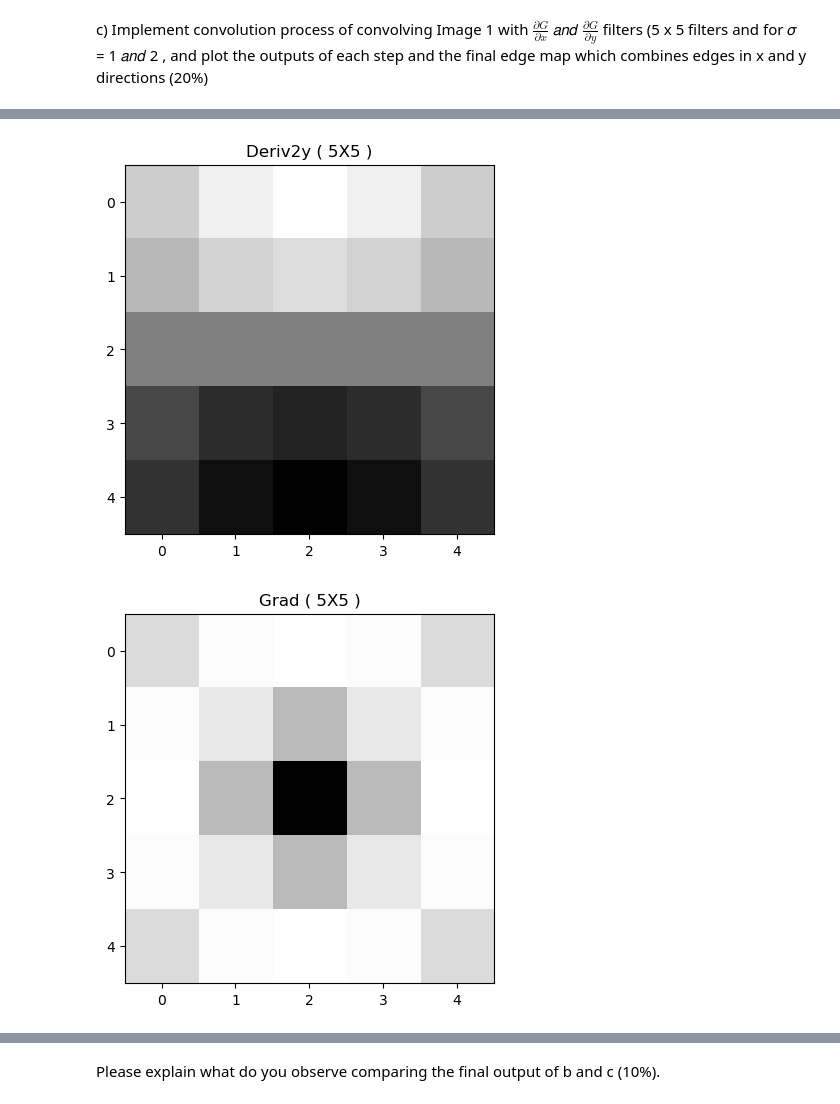
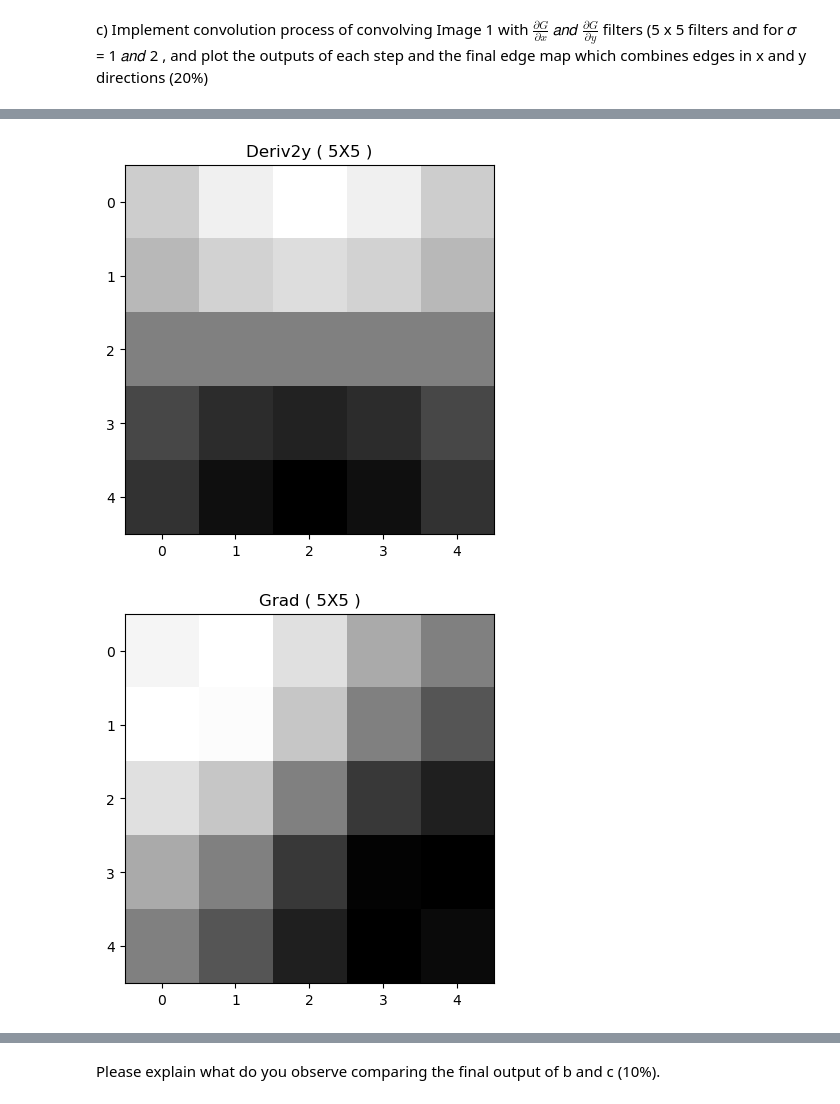
Before and after one commit to aabusha3/Convolution-Edge-and-Corner-Detection_CS4442-3, a Jupyter notebook: assignment3_AbuShawarib_Ahmad.ipynb, the cells around one changed output, grey strips where cells are left out. Drawn from its saved outputs; the diff is of its cells as text; code cells hidden in the pictures.

```diff
--- a/assignment3_AbuShawarib_Ahmad.ipynb
+++ b/assignment3_AbuShawarib_Ahmad.ipynb
@@ -210,30 +211,30 @@ plt.show()
 # %%
 Deriv2x, Deriv2y = derive_kernel(5, 2)
 plt.imshow(Deriv2x, interpolation='none', cmap='gray')
 plt.title("Deriv2x ( {}X{} )".format(5, 5))
 plt.show()
 plt.imshow(Deriv2y, interpolation='none', cmap='gray')
 plt.title("Deriv2y ( {}X{} )".format(5, 5))
 plt.show()
-plt.imshow(np.hypot(Deriv2x,Deriv2y), interpolation='none', cmap='gray')
+plt.imshow((Deriv2x+Deriv2y), interpolation='none', cmap='gray')
 plt.title("Grad ( {}X{} )".format(5, 5))
 plt.show()
 Derivx_img2 = convolution(img, Deriv2x, average=True)
 plt.imshow(Derivx_img2, cmap='gray')
 plt.title("Output Image using {}X{} Kernel".format(Deriv2x.shape[0], Deriv2x.shape[1]))
 plt.show()
 Derivy_img2 = convolution(img, Deriv2y, average=True)
 plt.imshow(Derivy_img2, cmap='gray')
 plt.title("Output Image using {}X{} Kernel".format(Deriv2y.shape[0], Deriv2y.shape[1]))
 plt.show()
 Deriv_grad2 = np.hypot(Derivx_img2,Derivy_img2)
 plt.imshow(Deriv_grad2, cmap='gray')
 plt.title("Output Image using {}X{} Kernel".format(Deriv_grad2.shape[0], Deriv_grad2.shape[1]))
 plt.show()
 # %% [output]
 [figure]
 [figure]
-[figure, old version]
+[figure, new version]
 [figure]
 [figure]
 [figure]
```
Also changed, not shown: parts of 5 cells of this notebook.
